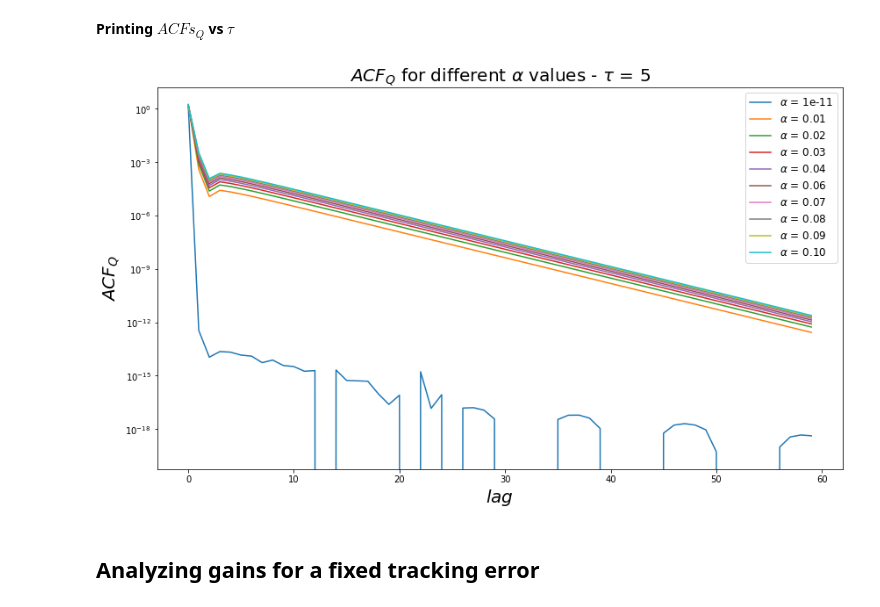
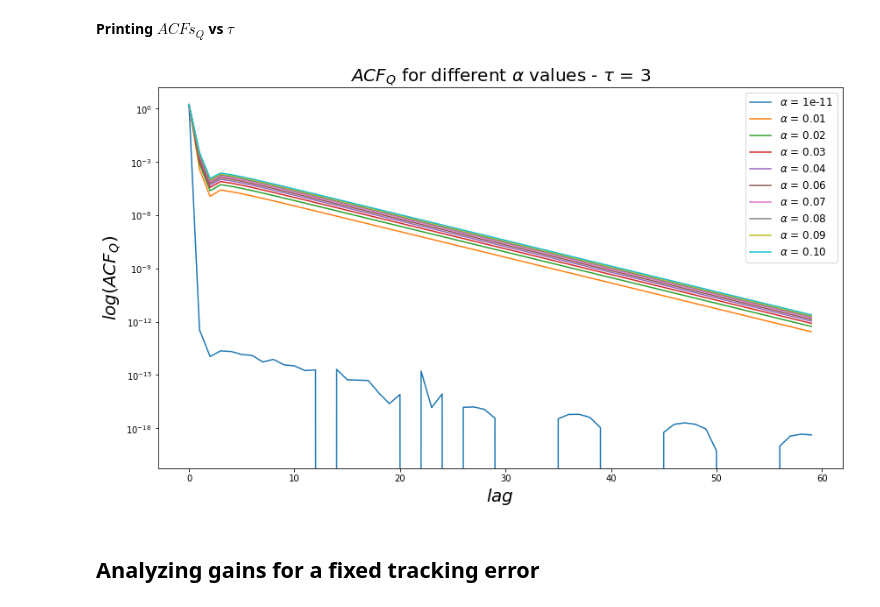
Before and after one commit to felipemoret77/EconophysiX_Internship, a Jupyter notebook: A_Rational_Noise_Trader_Within_A_Kyle_Setup_Full_Utility_3_Seeds_EconophysiX.ipynb, the cells around one changed output. Cells and saved outputs as stored; diff of their text form; code cells hidden in the pictures.

```diff
--- a/A_Rational_Noise_Trader_Within_A_Kyle_Setup_Full_Utility_3_Seeds_EconophysiX.ipynb
+++ b/A_Rational_Noise_Trader_Within_A_Kyle_Setup_Full_Utility_3_Seeds_EconophysiX.ipynb
@@ -3641,21 +3647,21 @@ array([0.08815869, 0.03760647, 0.92958783, 0.48356259, 0.14124432])
 **Printing $ACFs_{Q}$ vs $\tau$**
 # %%
 figure35 = plt.figure(figsize = (14,8))
-plt.title(r"$ACF_{Q}$ for different $\alpha$ values - $\tau$ = 5", fontsize = 20)
+plt.title(r"$ACF_{Q}$ for different $\alpha$ values - $\tau$ = 3", fontsize = 20)
 for i in range(0, number_of_points):
     if i == 0:
         plt.plot(np.arange(0,60), ACFs_Q[i][:60], label =  r"$\alpha$ = {:.0e}".format(alpha_vector[i]))
     else:
         plt.plot(np.arange(0,60), ACFs_Q[i][:60], label =  r"$\alpha$ = {:.2f}".format(alpha_vector[i]))
 
 plt.xlabel(r"$lag$", fontsize = 20)
-plt.ylabel(r"$ACF_{Q}$", fontsize = 20)
+plt.ylabel(r"$log(ACF_{Q})$", fontsize = 20)
 plt.legend(loc = 1, prop={'size': 12})
 #plt.text(1, 1, r"$\tau$ = {}".format(tau), fontsize = 20)
 plt.yscale('log')
 plt.show()
 # %% [output]
-[figure, old version]
+[figure, new version]
 # %% [markdown]
 ## Analyzing gains for a fixed tracking error
 # %% [markdown]
```
Also changed, not shown: parts of 3 cells of this notebook.
